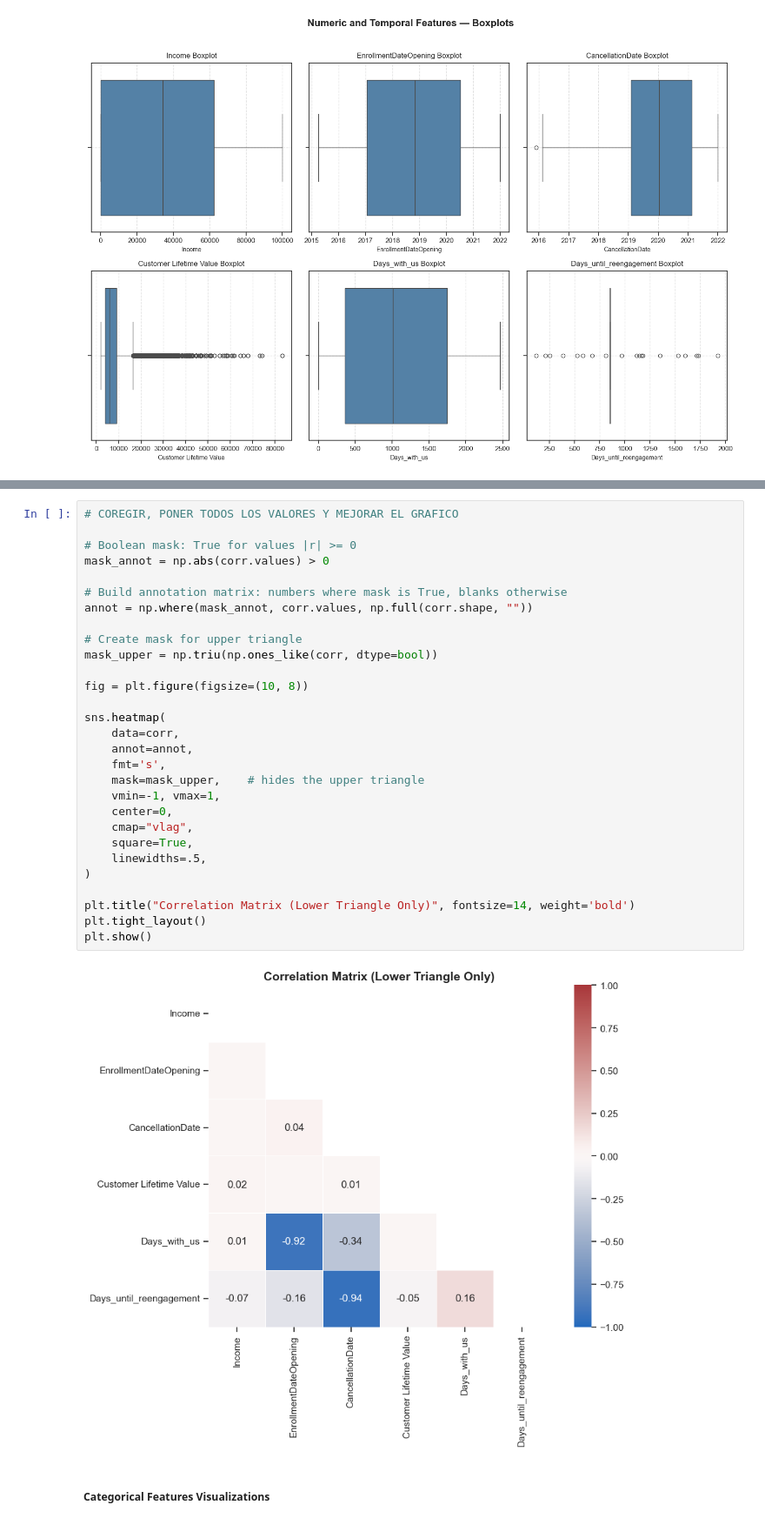
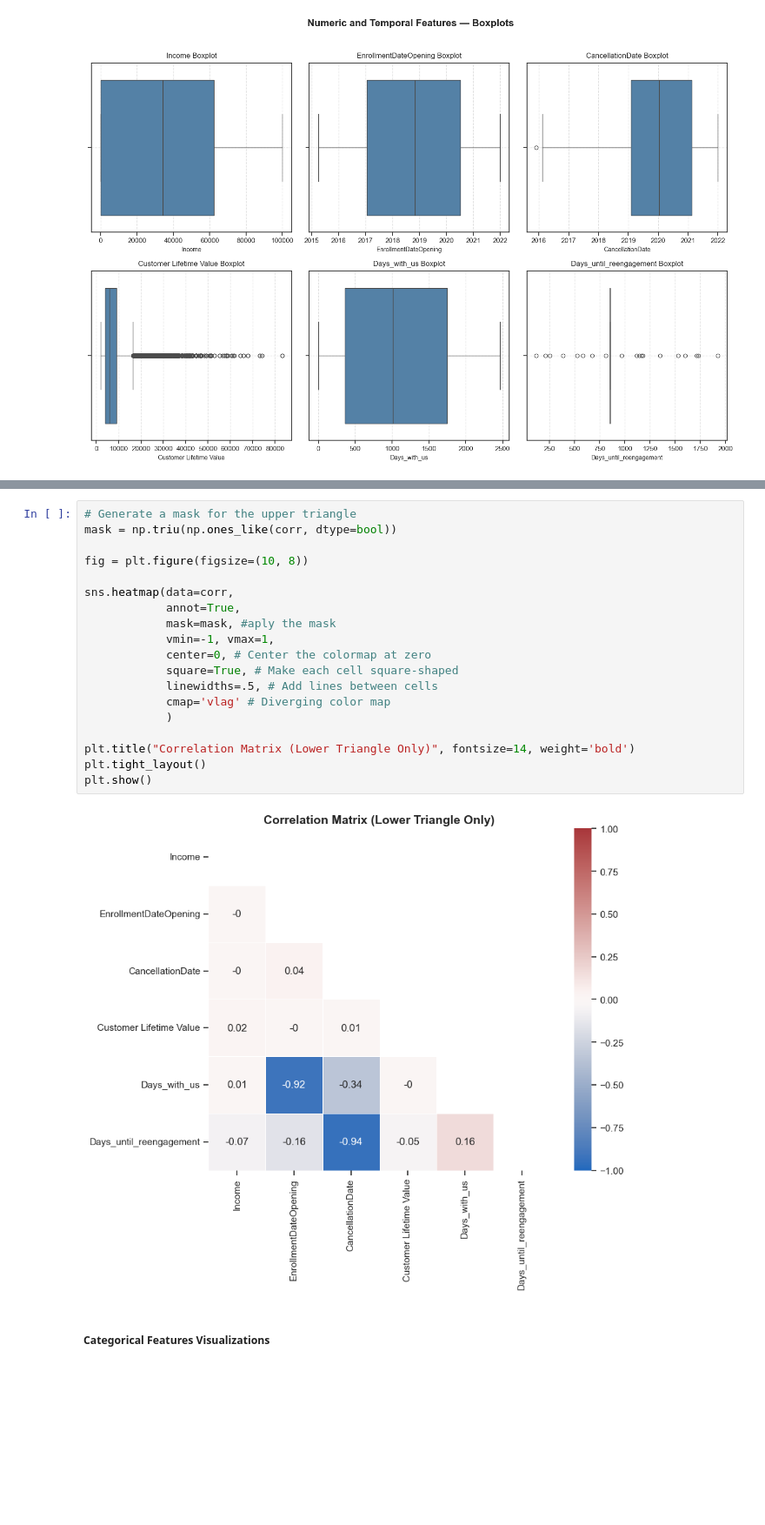
Before and after one commit to luisbdavila/Airline_Customer_Segmentation_DataMining_Project_Python, a Jupyter notebook: 1_Delivery/Code/EDA.ipynb, the cells around one changed output, grey strips where cells are left out. Shown at 87% size. Saved outputs shown, nothing was run; the diff lists cells and outputs as text; blank space fills up the shorter version.

```diff
--- a/1_Delivery/Code/EDA.ipynb
+++ b/1_Delivery/Code/EDA.ipynb
@@ -591,36 +591,26 @@ corr
 | Days_with_us | 0.01 | -0.92 | -0.34 | -0.00 | 1.00 | ... |
 | Days_until_reengagement | -0.07 | -0.16 | -0.94 | -0.05 | 0.16 | ... |
 # %%
-# COREGIR, PONER TODOS LOS VALORES Y MEJORAR EL GRAFICO
-
-# Boolean mask: True for values |r| >= 0
-mask_annot = np.abs(corr.values) > 0
-
-# Build annotation matrix: numbers where mask is True, blanks otherwise
-annot = np.where(mask_annot, corr.values, np.full(corr.shape, ""))
-
-# Create mask for upper triangle
-mask_upper = np.triu(np.ones_like(corr, dtype=bool))
+# Generate a mask for the upper triangle
+mask = np.triu(np.ones_like(corr, dtype=bool))
 
 fig = plt.figure(figsize=(10, 8))
 
-sns.heatmap(
-    data=corr,
-    annot=annot,
-    fmt='s',
-    mask=mask_upper,    # hides the upper triangle
-    vmin=-1, vmax=1,
-    center=0,
-    cmap="vlag",
-    square=True,
-    linewidths=.5,
-)
+sns.heatmap(data=corr,
+            annot=True,
+            mask=mask, #aply the mask
+            vmin=-1, vmax=1,
+            center=0, # Center the colormap at zero
+            square=True, # Make each cell square-shaped
+            linewidths=.5, # Add lines between cells
+            cmap='vlag' # Diverging color map
+            )
 
 plt.title("Correlation Matrix (Lower Triangle Only)", fontsize=14, weight='bold')
 plt.tight_layout()
 plt.show()
 # %% [output]
-[figure, old version]
+[figure, new version]
 # %% [markdown]
 ##### Categorical Features Visualizations
 # %%
```
Also changed, not shown: parts of 6 cells of this notebook.
